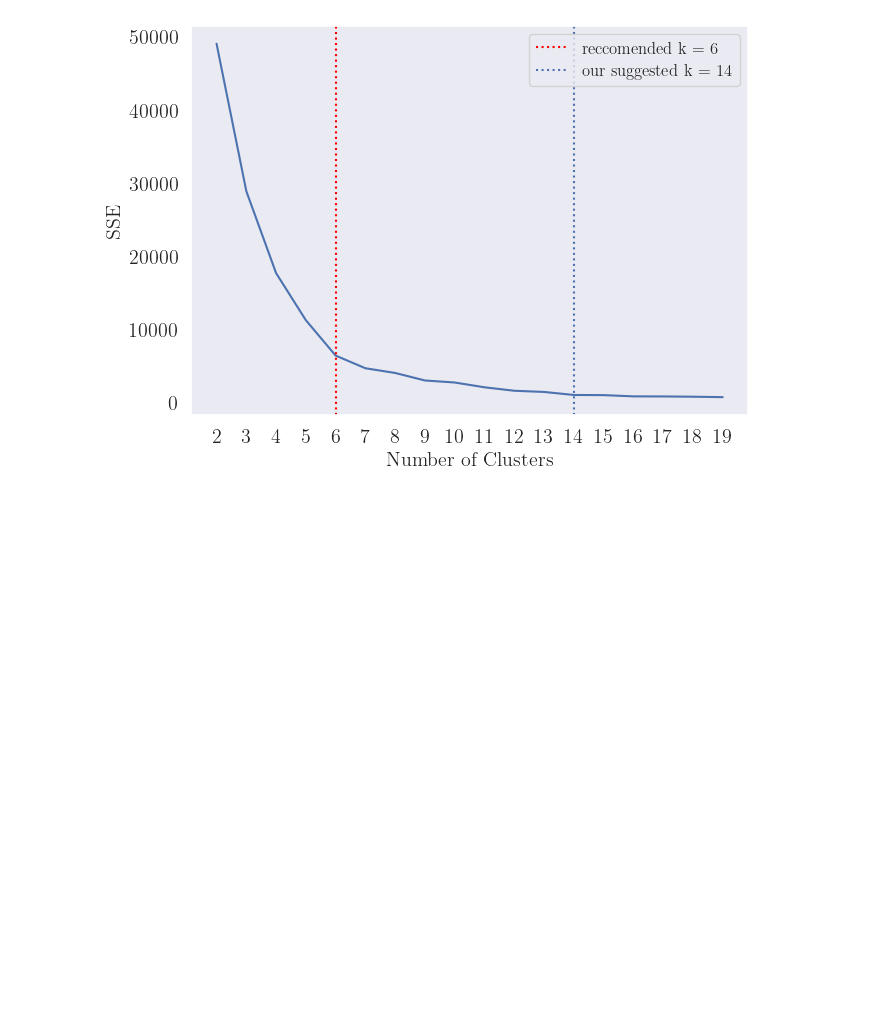
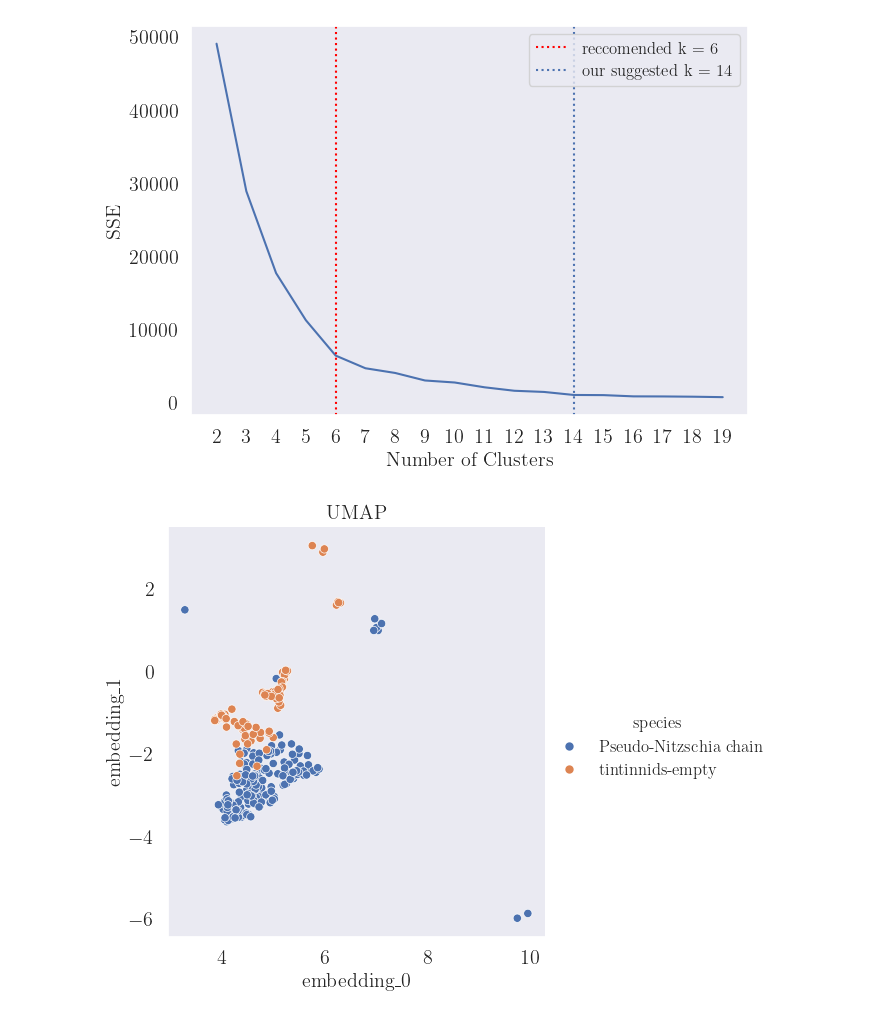
Before and after one commit to evengar/FYS-STK4155-Project3, a Jupyter notebook: examples/tests_eb/structure_tests.ipynb, the cells around one changed output. Drawn from its saved outputs; the diff is of its cells as text; code cells hidden in the pictures; blank space fills up the shorter version.

```diff
--- a/examples/tests_eb/structure_tests.ipynb
+++ b/examples/tests_eb/structure_tests.ipynb
@@ -263,3 +265,21 @@ plt.show()
 # %% [output]
 recommended k = 6
 [figure]
+# %%
+empty = 'tintinnids-empty'
+pn = 'Pseudo-Nitzschia chain'
+
+psn_te = multiindex_umap.loc[['Pseudo-Nitzschia chain', 'tintinnids-empty']]
+data = psn_te.reset_index()
+data.columns = ["species", "filename", "embedding_0", "embedding_1"]
+
+sns.relplot(x = "embedding_0", y = "embedding_1",
+    data = data,
+    kind = "scatter",
+    hue = "species"
+    )
+plt.title(f"UMAP")
+#plt.savefig("figs/umap_on_70pca.pdf", bbox_inches = "tight")
+plt.show()
+# %% [output]
+[figure, added]
```
Also changed, not shown: parts of 8 cells of this notebook, 3 other files.
